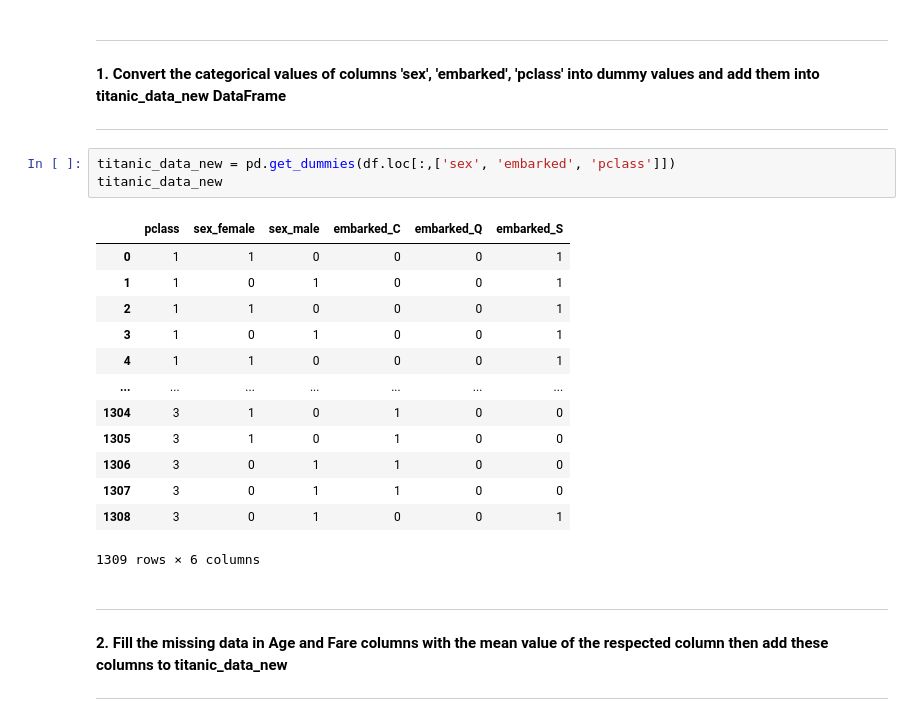
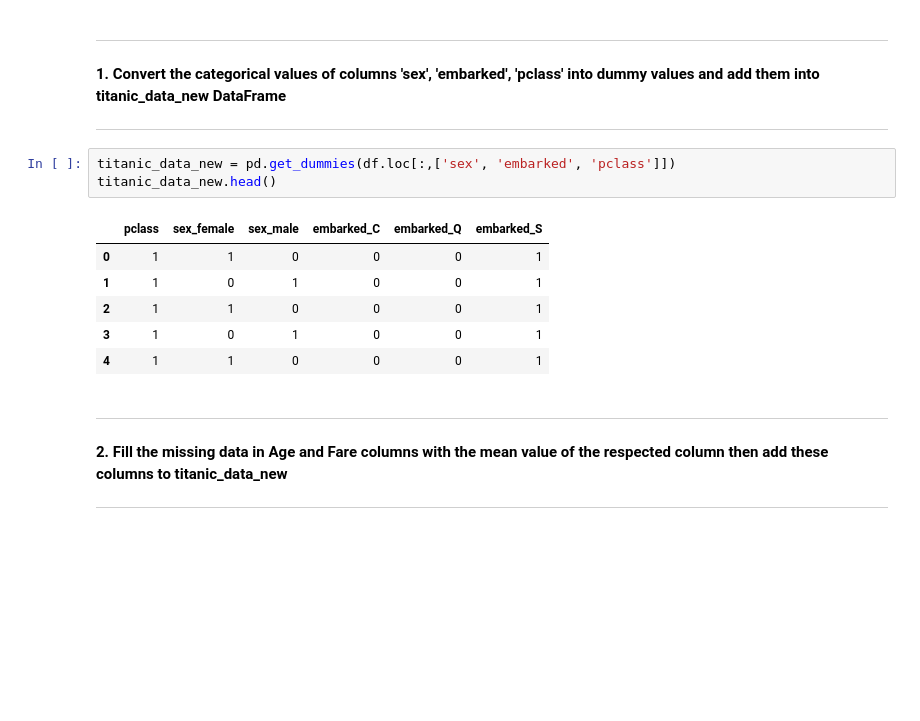
Before and after one commit to Abhay1994s/MachineLearning, a Jupyter notebook: Day1/Assignment_1_DS.ipynb, the cells around one changed output. Saved outputs shown, nothing was run; the diff lists cells and outputs as text; blank space fills up the shorter version.

```diff
--- a/Day1/Assignment_1_DS.ipynb
+++ b/Day1/Assignment_1_DS.ipynb
@@ -282,21 +334,14 @@ df.head()
 ---
 # %%
 titanic_data_new = pd.get_dummies(df.loc[:,['sex', 'embarked', 'pclass']])
-titanic_data_new
+titanic_data_new.head()
 # %% [output]
 |  | pclass | sex_female | sex_male | embarked_C | embarked_Q | embarked_S |
 | 0 | 1 | 1 | 0 | 0 | 0 | 1 |
 | 1 | 1 | 0 | 1 | 0 | 0 | 1 |
 | 2 | 1 | 1 | 0 | 0 | 0 | 1 |
 | 3 | 1 | 0 | 1 | 0 | 0 | 1 |
 | 4 | 1 | 1 | 0 | 0 | 0 | 1 |
-| ... | ... | ... | ... | ... | ... | ... |
-| 1304 | 3 | 1 | 0 | 1 | 0 | 0 |
-| 1305 | 3 | 1 | 0 | 1 | 0 | 0 |
-| 1306 | 3 | 0 | 1 | 1 | 0 | 0 |
-| 1307 | 3 | 0 | 1 | 1 | 0 | 0 |
-| 1308 | 3 | 0 | 1 | 0 | 0 | 1 |
-1309 rows × 6 columns
 # %% [markdown]
 
 
```
Also changed, not shown: parts of 28 cells of this notebook.
